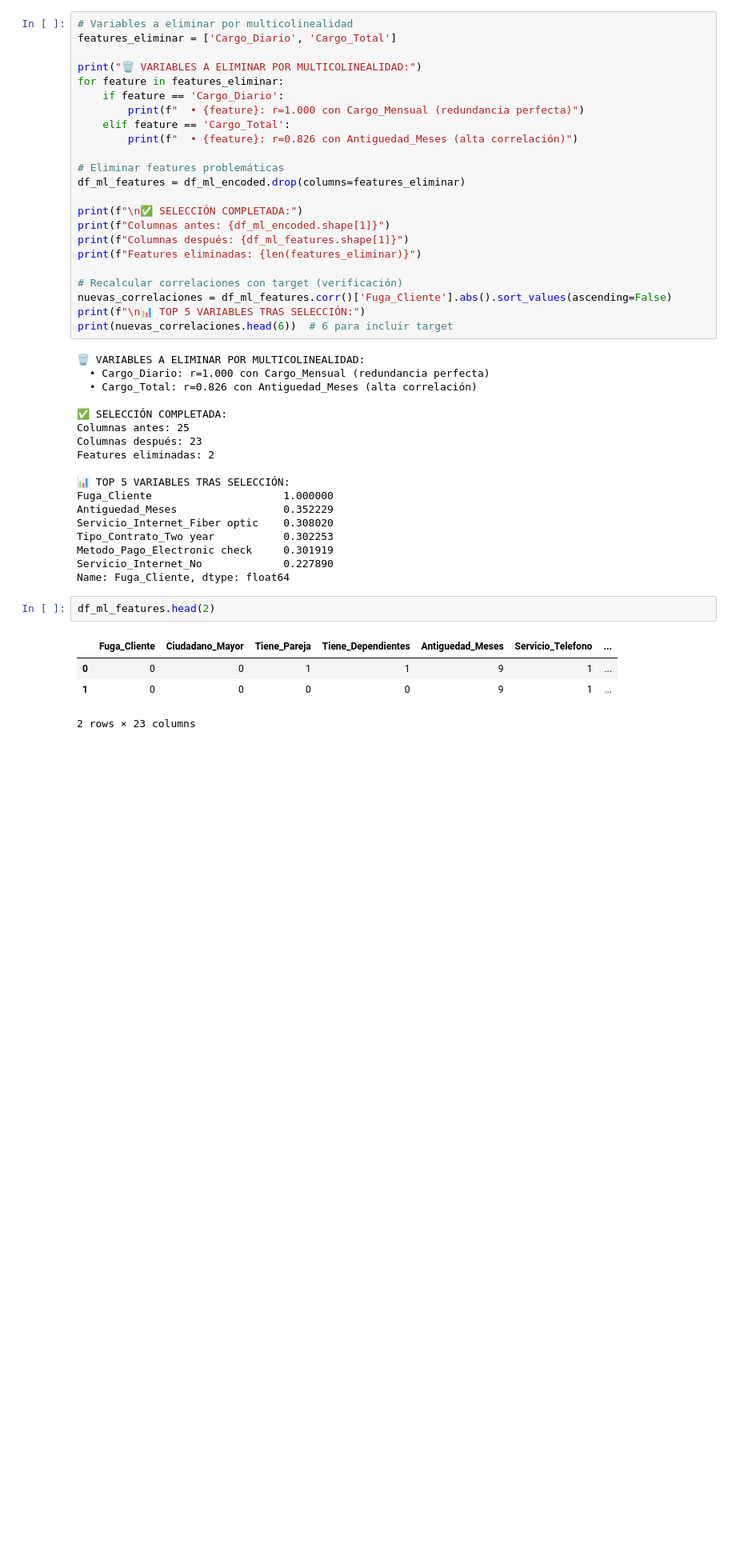
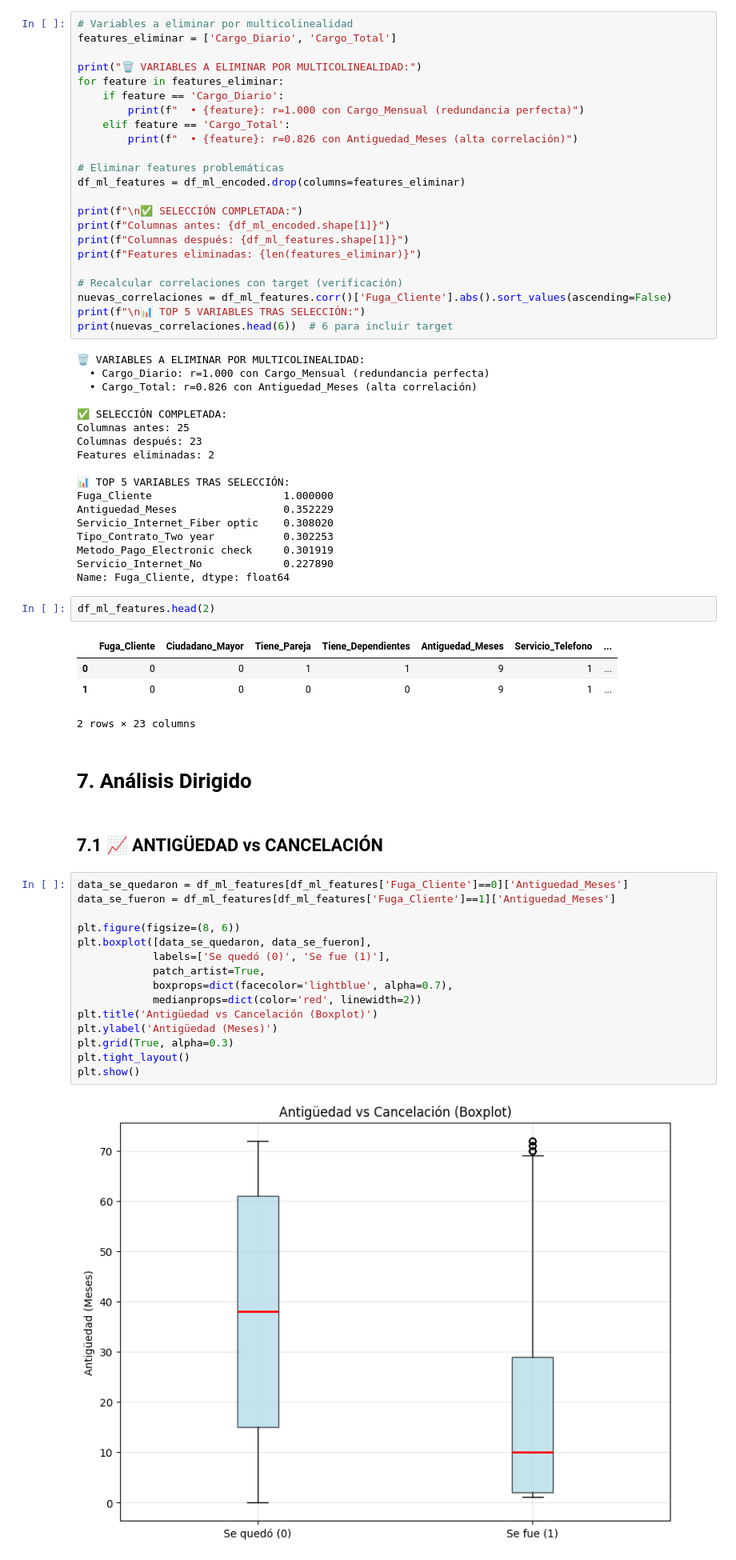
Before and after one commit to GuilleLondero/ML_challenge_one_DS_telecomX, a Jupyter notebook: Challenge_TelecomX2_ML.ipynb, the cells around one changed output. Shown at 80% size. Drawn from its saved outputs; the diff is of its cells as text; blank space fills up the shorter version.

Commit message:
DataSet_listo-para-Modelado

```diff
--- a/Challenge_TelecomX2_ML.ipynb
+++ b/Challenge_TelecomX2_ML.ipynb
@@ -297,3 +299,24 @@ df_ml_features.head(2)
 | 0 | 0 | 0 | 1 | 1 | 9 | 1 | ... |
 | 1 | 0 | 0 | 0 | 0 | 9 | 1 | ... |
 2 rows × 23 columns
+# %% [markdown]
+# **7. Análisis Dirigido**
+# %% [markdown]
+## **7.1 📈 ANTIGÜEDAD vs CANCELACIÓN**
+# %%
+data_se_quedaron = df_ml_features[df_ml_features['Fuga_Cliente']==0]['Antiguedad_Meses']
+data_se_fueron = df_ml_features[df_ml_features['Fuga_Cliente']==1]['Antiguedad_Meses']
+
+plt.figure(figsize=(8, 6))
+plt.boxplot([data_se_quedaron, data_se_fueron],
+            labels=['Se quedó (0)', 'Se fue (1)'],
+            patch_artist=True,
+            boxprops=dict(facecolor='lightblue', alpha=0.7),
+            medianprops=dict(color='red', linewidth=2))
+plt.title('Antigüedad vs Cancelación (Boxplot)')
+plt.ylabel('Antigüedad (Meses)')
+plt.grid(True, alpha=0.3)
+plt.tight_layout()
+plt.show()
+# %% [output]
+[figure, added]
```
Also changed, not shown: parts of 29 cells of this notebook.
